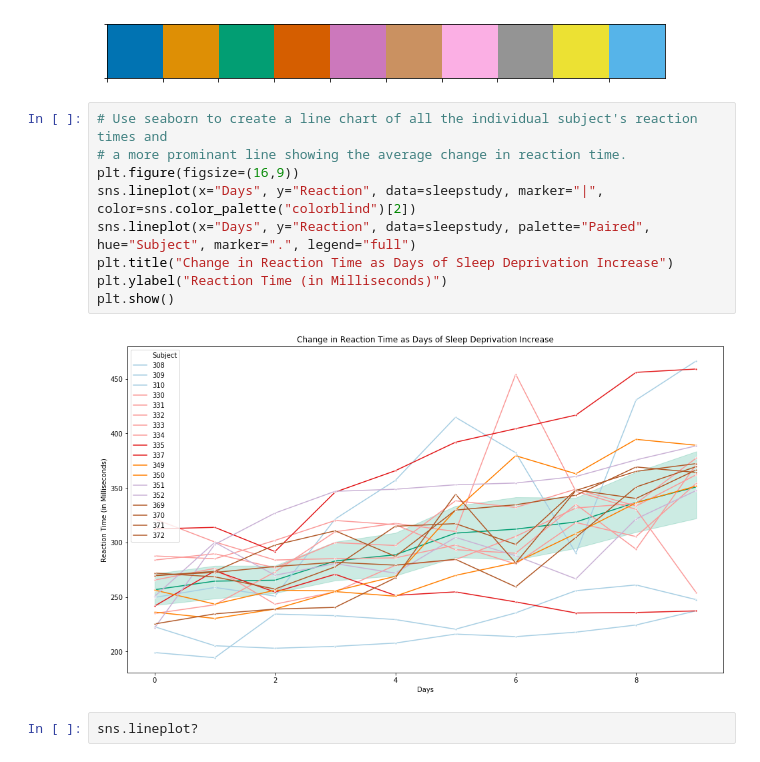
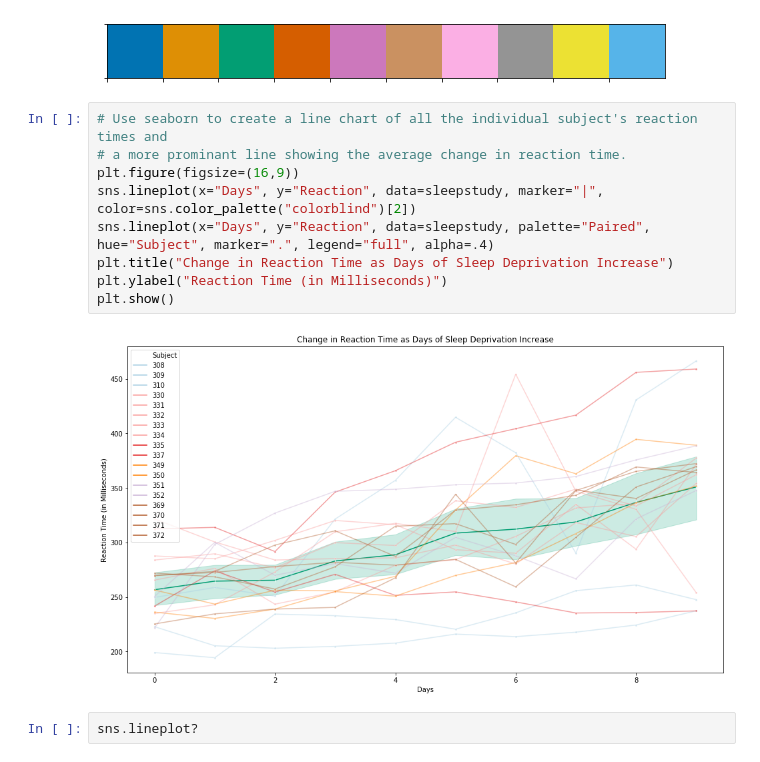
Before and after one commit to aleclhartman/python-exercises, a Jupyter notebook: 4.8.5_seaborn_exercises.ipynb, the cells around one changed output. Saved outputs shown, nothing was run; the diff lists cells and outputs as text.

```diff
--- a/4.8.5_seaborn_exercises.ipynb
+++ b/4.8.5_seaborn_exercises.ipynb
@@ -554,13 +570,13 @@ colorblind = sns.palplot(sns.color_palette("colorblind"))
 # %%
 # Use seaborn to create a line chart of all the individual subject's reaction times and
 # a more prominant line showing the average change in reaction time.
 plt.figure(figsize=(16,9))
 sns.lineplot(x="Days", y="Reaction", data=sleepstudy, marker="|", color=sns.color_palette("colorblind")[2])
-sns.lineplot(x="Days", y="Reaction", data=sleepstudy, palette="Paired", hue="Subject", marker=".", legend="full")
+sns.lineplot(x="Days", y="Reaction", data=sleepstudy, palette="Paired", hue="Subject", marker=".", legend="full", alpha=.4)
 plt.title("Change in Reaction Time as Days of Sleep Deprivation Increase")
 plt.ylabel("Reaction Time (in Milliseconds)")
 plt.show()
 # %% [output]
-[figure, old version]
+[figure, new version]
 # %%
 sns.lineplot?
```
Also changed, not shown: parts of 6 cells of this notebook, 2 other files.
